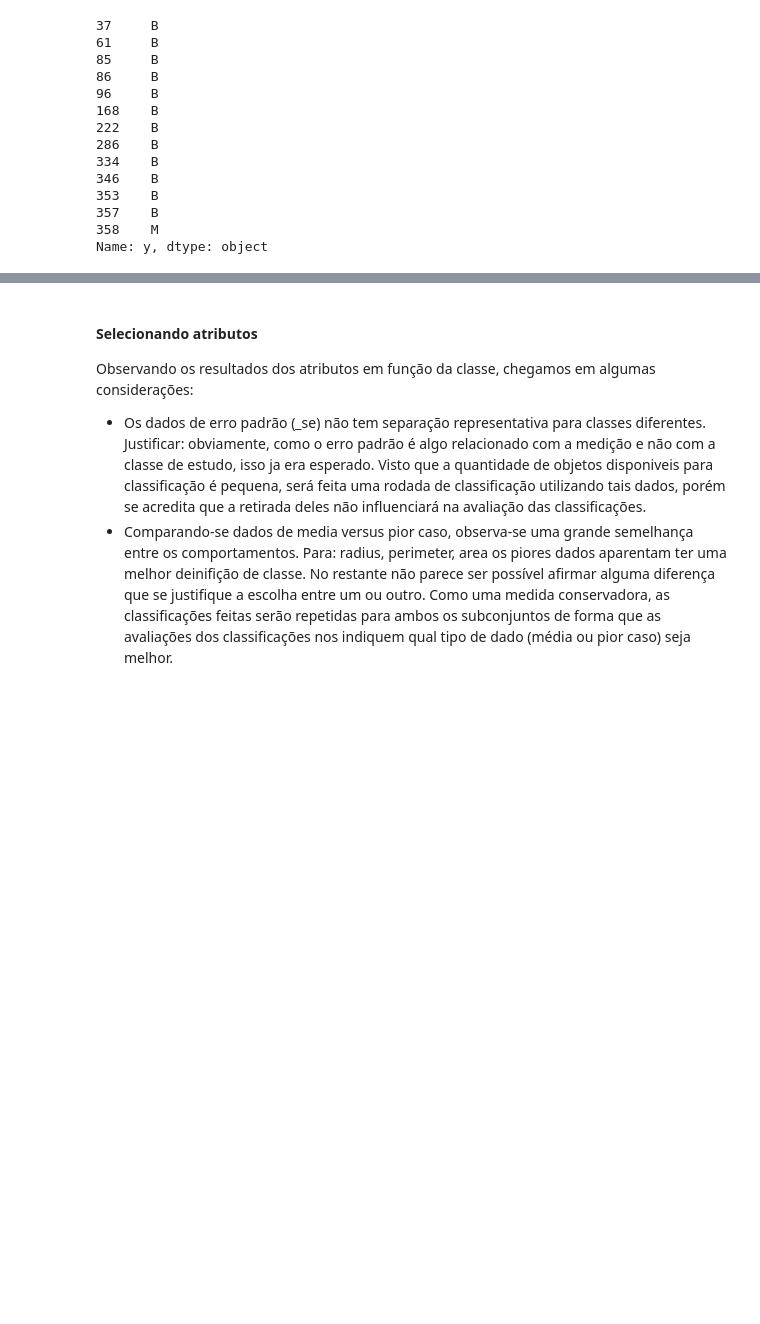
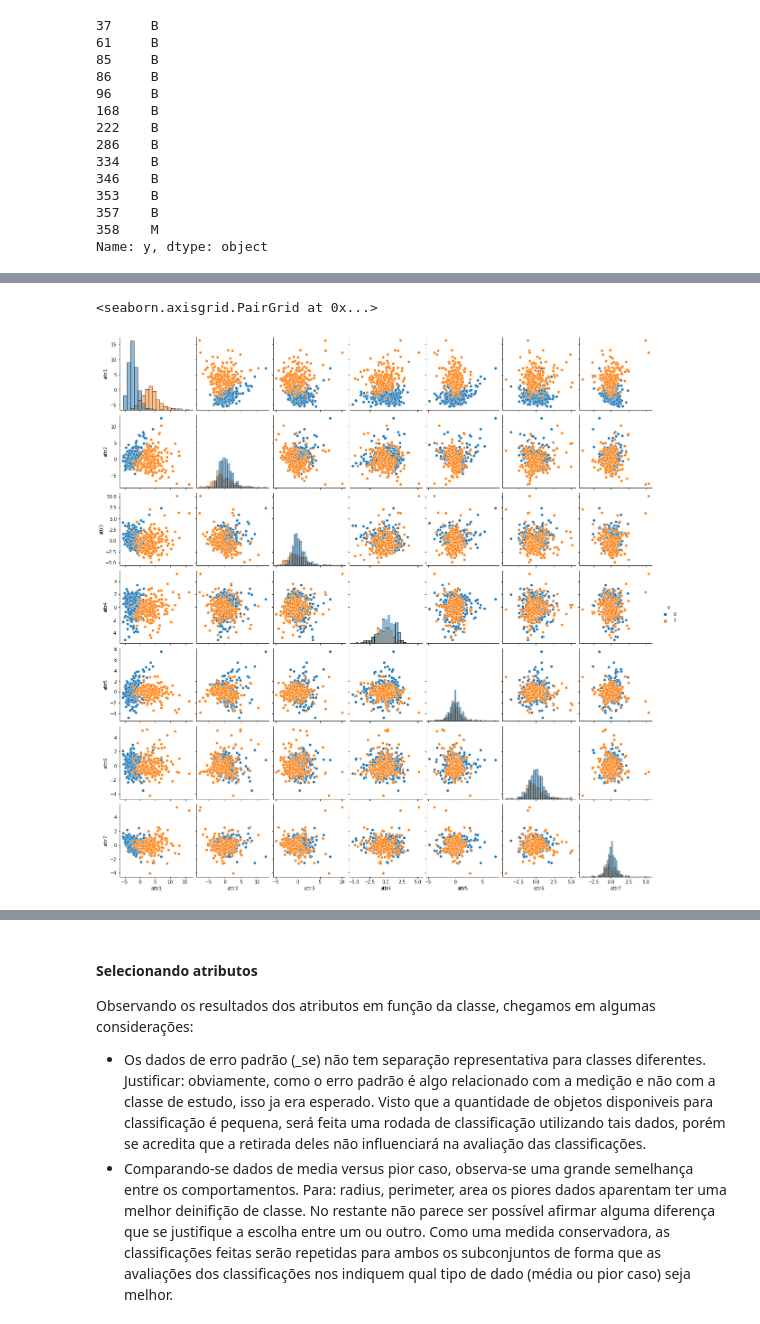
Before and after one commit to carlospcneto/AM-2023-1, a Jupyter notebook: Trabalho1.ipynb, the cells around one changed output, grey strips where cells are left out. Saved outputs shown, nothing was run; the diff lists cells and outputs as text; code cells hidden in the pictures; blank space fills up the shorter version.

```diff
--- a/Trabalho1.ipynb
+++ b/Trabalho1.ipynb
@@ -320,3 +320,6 @@ df_normalize[colunas].corr()
 | x.symmetry_mean | 0.147741 | 0.071401 | 0.183027 | 0.151293 | 0.557775 | 0.602641 | ... |
 | x.fractal_dim_mean | -0.311631 | -0.076437 | -0.261477 | -0.283110 | 0.584792 | 0.565369 | ... |
 | y_numerico | 0.730029 | 0.415185 | 0.742636 | 0.708984 | 0.358560 | 0.596534 | ... |
+# %%
+X = df.drop(columns=["y", "y_numerico"], axis=1)
+y = df["y_numerico"].reset_index()["y_numerico"]
@@ -322,0 +341,15 @@ df_normalize[colunas].corr()
+# %%
+from sklearn.decomposition import PCA
+minmax = StandardScaler()
+X = minmax.fit_transform(X)
+pca = PCA(n_components=7)
+pca.fit(X)
+X_pca = pca.transform(X)
+colunas_novas = ["attr1", "attr2", "attr3", "attr4", "attr5", "attr6", "attr7"]
+X_pca = pd.DataFrame(X_pca, columns=colunas_novas)
+X_pca["y"] = y
+X_pca
+sns.pairplot(X_pca, vars=colunas_novas, hue="y", diag_kind="hist")
+# %% [output]
+<seaborn.axisgrid.PairGrid at 0x...>
+[figure, added]
```
Also changed, not shown: parts of 6 cells of this notebook.
